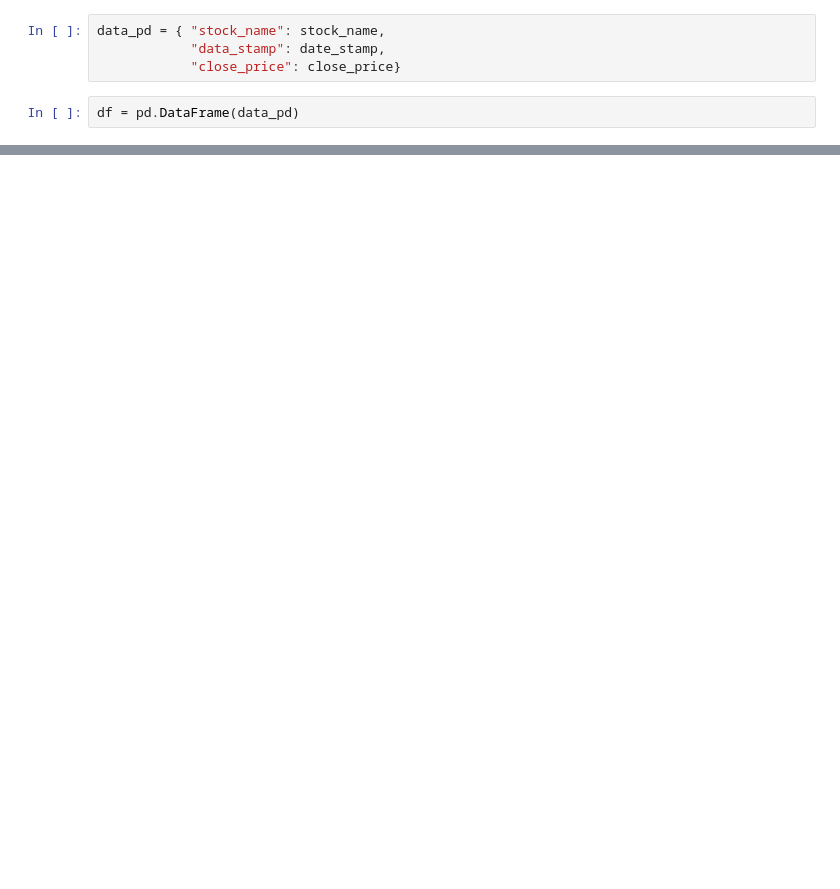
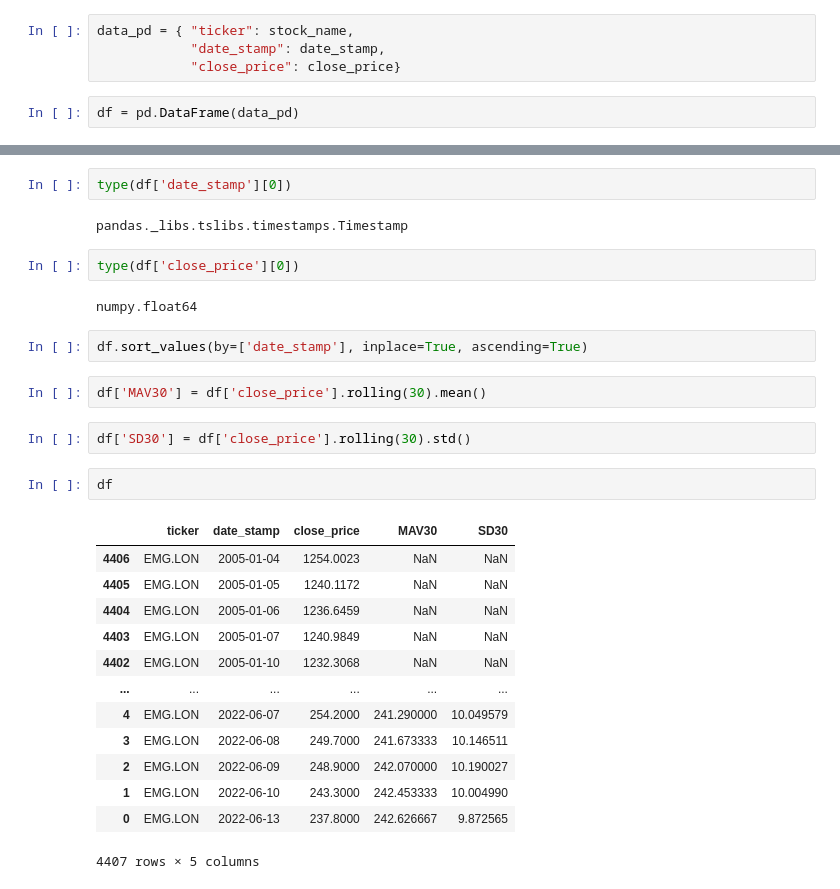
Before and after one commit to riju-s/Fidelity-April_C, a Jupyter notebook: Week6.ipynb, the cells around one changed output, grey strips where cells are left out. Cells and saved outputs as stored; diff of their text form; blank space fills up the shorter version.

Commit message:
sort and rolling analytics

```diff
--- a/Week6.ipynb
+++ b/Week6.ipynb
@@ -117,6 +118,6 @@ import pandas as pd
 # %%
-data_pd = { "stock_name": stock_name,
-            "data_stamp": date_stamp,
+data_pd = { "ticker": stock_name,
+            "date_stamp": date_stamp,
             "close_price": close_price}
 # %%
 df = pd.DataFrame(data_pd)
@@ -139,0 +154,30 @@ print(df)
+# %%
+type(df['date_stamp'][0])
+# %% [output]
+pandas._libs.tslibs.timestamps.Timestamp
+# %%
+type(df['close_price'][0])
+# %% [output]
+numpy.float64
+# %%
+df.sort_values(by=['date_stamp'], inplace=True, ascending=True)
+# %%
+df['MAV30'] = df['close_price'].rolling(30).mean()
+# %%
+df['SD30'] = df['close_price'].rolling(30).std()
+# %%
+df
+# %% [output]
+|  | ticker | date_stamp | close_price | MAV30 | SD30 |
+| 4406 | EMG.LON | 2005-01-04 | 1254.0023 | NaN | NaN |
+| 4405 | EMG.LON | 2005-01-05 | 1240.1172 | NaN | NaN |
+| 4404 | EMG.LON | 2005-01-06 | 1236.6459 | NaN | NaN |
+| 4403 | EMG.LON | 2005-01-07 | 1240.9849 | NaN | NaN |
+| 4402 | EMG.LON | 2005-01-10 | 1232.3068 | NaN | NaN |
+| ... | ... | ... | ... | ... | ... |
+| 4 | EMG.LON | 2022-06-07 | 254.2000 | 241.290000 | 10.049579 |
+| 3 | EMG.LON | 2022-06-08 | 249.7000 | 241.673333 | 10.146511 |
+| 2 | EMG.LON | 2022-06-09 | 248.9000 | 242.070000 | 10.190027 |
+| 1 | EMG.LON | 2022-06-10 | 243.3000 | 242.453333 | 10.004990 |
+| 0 | EMG.LON | 2022-06-13 | 237.8000 | 242.626667 | 9.872565 |
+4407 rows × 5 columns
```
Also changed, not shown: parts of 12 cells of this notebook.
